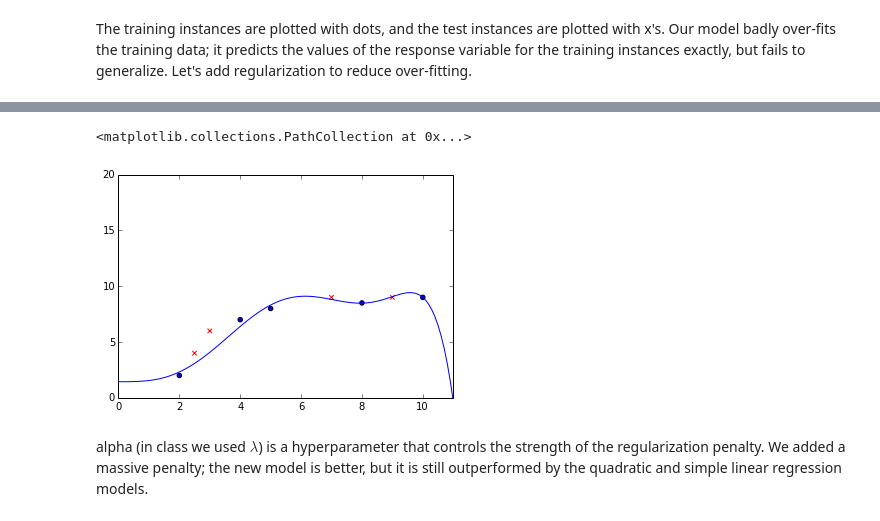
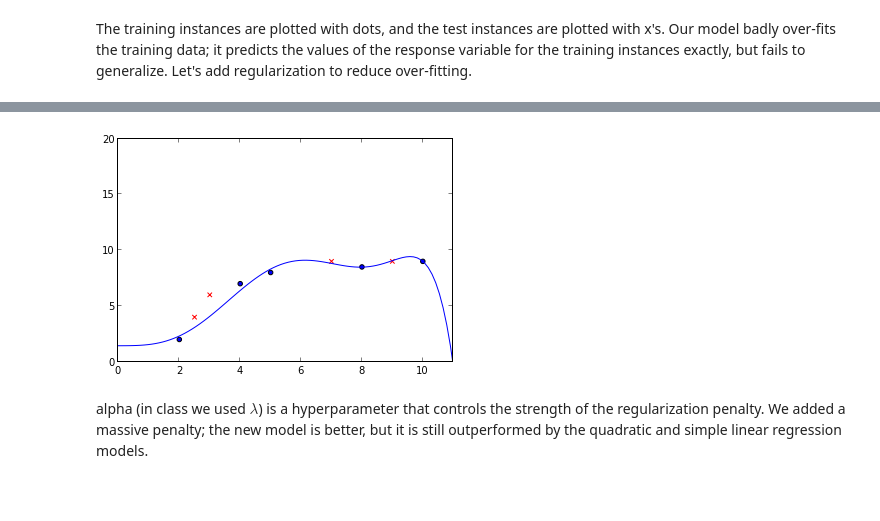
Before and after one commit to gavinmh/GADS12-NYC, a Jupyter notebook: lecture-5/PolynomialRegressionAndRegularization.ipynb, the cells around one changed output, grey strips where cells are left out. Drawn from its saved outputs; the diff is of its cells as text; code cells hidden in the pictures; blank space fills up the shorter version.

```diff
--- a/lecture-5/PolynomialRegressionAndRegularization.ipynb
+++ b/lecture-5/PolynomialRegressionAndRegularization.ipynb
@@ -42,9 +40,9 @@ LinearRegression(copy_X=True, fit_intercept=True, normalize=False)
 # %% [markdown]
 The folloing will create some points that we can use to visualize the regression hyperlane.
 # %%
-hyperplane_x = np.arange(0, 12, 0.1)
-hyperplane_x = hyperplane_x.reshape(hyperplane_x.shape[0], 1)
-hyperplane_y = regressor.predict(hyperplane_x)
+xx = np.linspace(0, 12, 100)
+xx = xx.reshape(xx.shape[0], 1)
+yy = regressor.predict(xx)
 # %% [markdown]
 ### Evaluating the Model
 # %% [markdown]
@@ -200,19 +194,14 @@ The training instances are plotted with dots, and the test instances are plotted
 # %%
-from sklearn.linear_model import Ridge
-ridge_regressor = Ridge(alpha=100)
-ridge_regressor.fit(X_train_degree_7, y_train)
-ridge_regressor.score(X_test_degree_7, y_test)
-
 plt.xlim(0, 11)
 plt.ylim(0, 20)
-hyperplane_x_degree_7 = degree_7_featurizer.transform(hyperplane_x)
-hyperplane_y_degree_7 = ridge_regressor.predict(hyperplane_x_degree_7)
+xx_degree_7 = degree_7_featurizer.transform(xx)
+yy_degree_7 = ridge_regressor.predict(xx_degree_7)
 plt.scatter(X_train, y_train)
-plt.plot(hyperplane_x, hyperplane_y_degree_7)
+plt.plot(xx, yy_degree_7)
 plt.scatter(X_test, y_test, marker='x', color='r')
+plt.show()
 # %% [output]
-<matplotlib.collections.PathCollection at 0x...>
-[figure, old version]
+[figure, new version]
 # %% [markdown]
 alpha (in class we used $\lambda$) is a hyperparameter that controls the strength of the regularization penalty. We added a massive penalty; the new model is better, but it is still outperformed by the quadratic and simple linear regression models.
 # %% [markdown]
```
Also changed, not shown: parts of 9 cells of this notebook, 4 other files.
